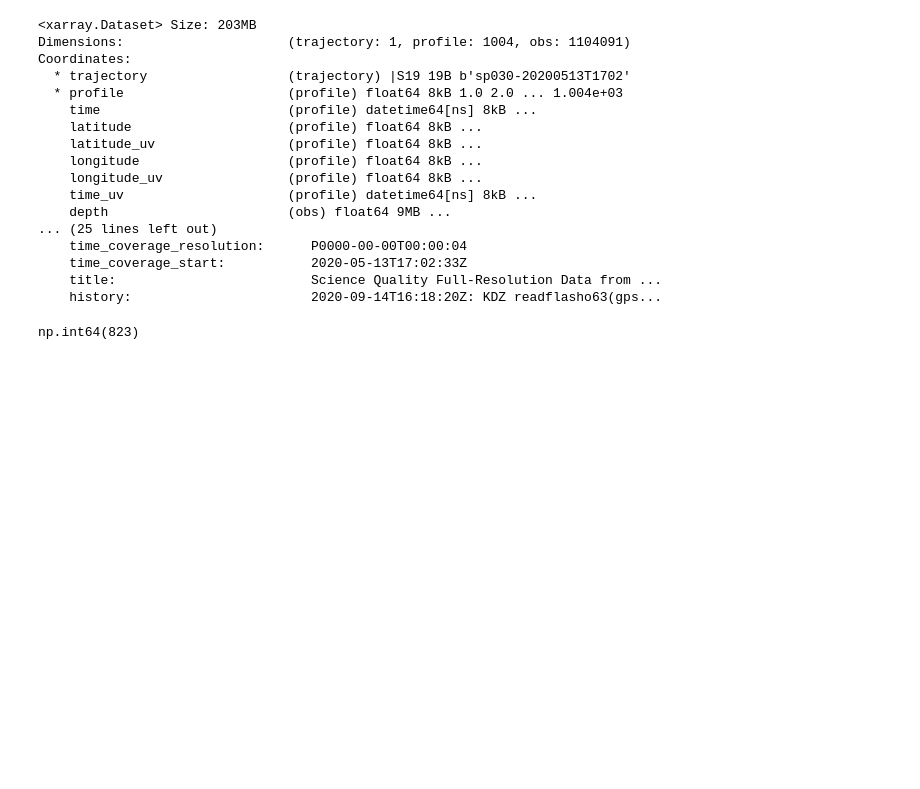
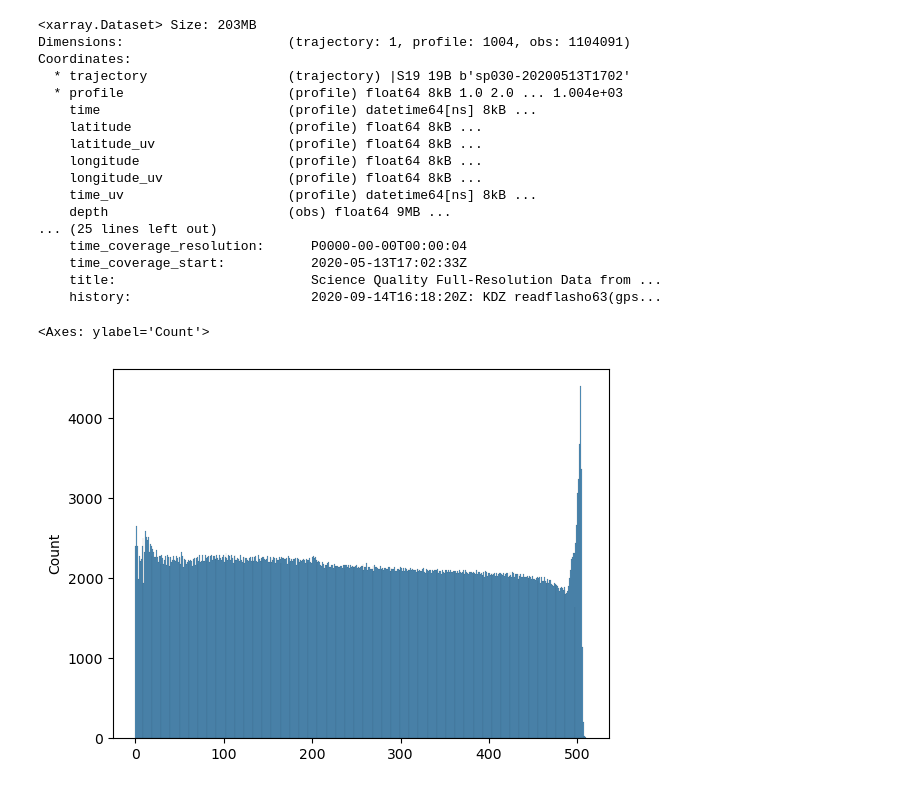
Before and after one commit to Sea-Meets-the-Stars/cugn, a Jupyter notebook: papers/SO/Analysis/HighRes.ipynb, the cells around one changed output. Saved outputs shown, nothing was run; the diff lists cells and outputs as text; code cells hidden in the pictures; blank space fills up the shorter version.

```diff
--- a/papers/SO/Analysis/HighRes.ipynb
+++ b/papers/SO/Analysis/HighRes.ipynb
@@ -99,6 +83,10 @@ Coordinates:
     history:                       2020-09-14T16:18:20Z: KDZ readflasho63(gps...
 # %%
 my_obs = ds_high.profile_obs_index.values == profile
-np.sum(my_obs)
+my_obs.size
+my_obs += ds_high.depth.values > 0.5
-# %% [output]
-np.int64(823)
+# %%
+sns.histplot(ds_high.depth[my_obs].values, bins=500)
+# %% [output]
+<Axes: ylabel='Count'>
+[figure, added]
```
Also changed, not shown: parts of 1 cell of this notebook, 4 other files.
